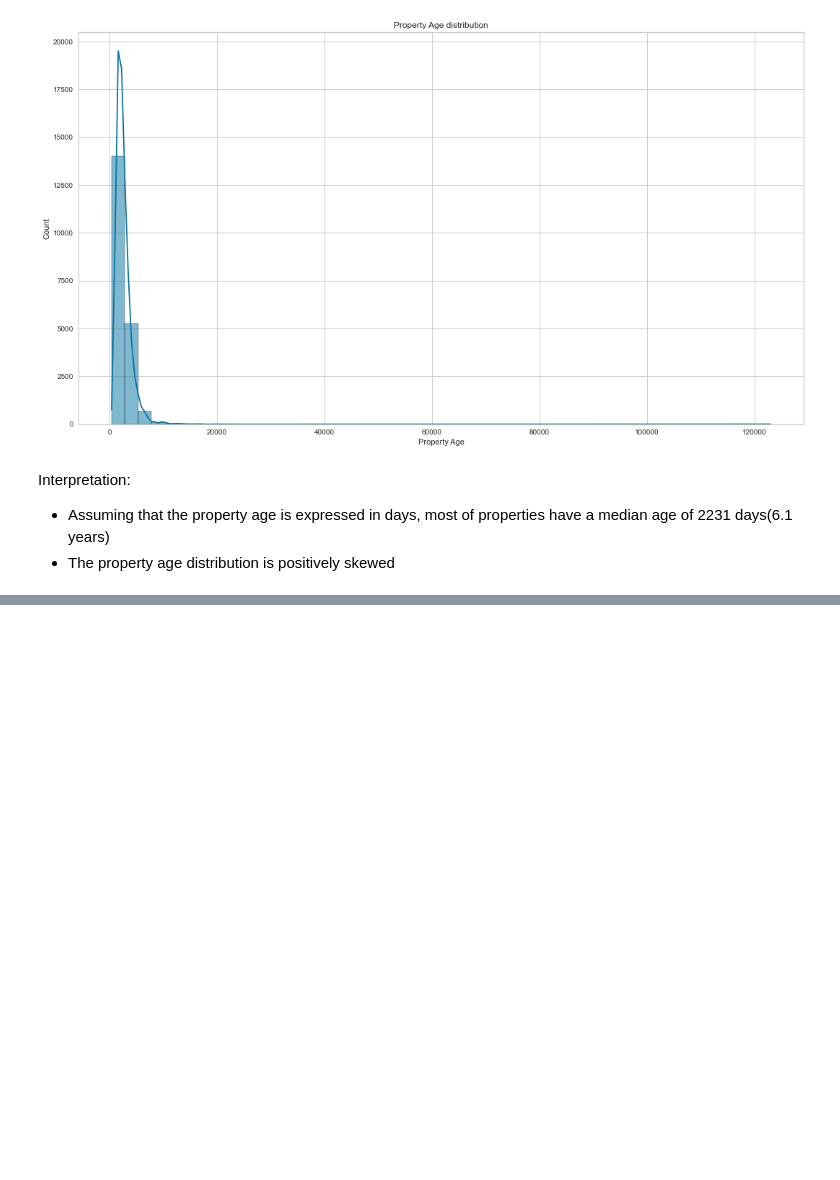
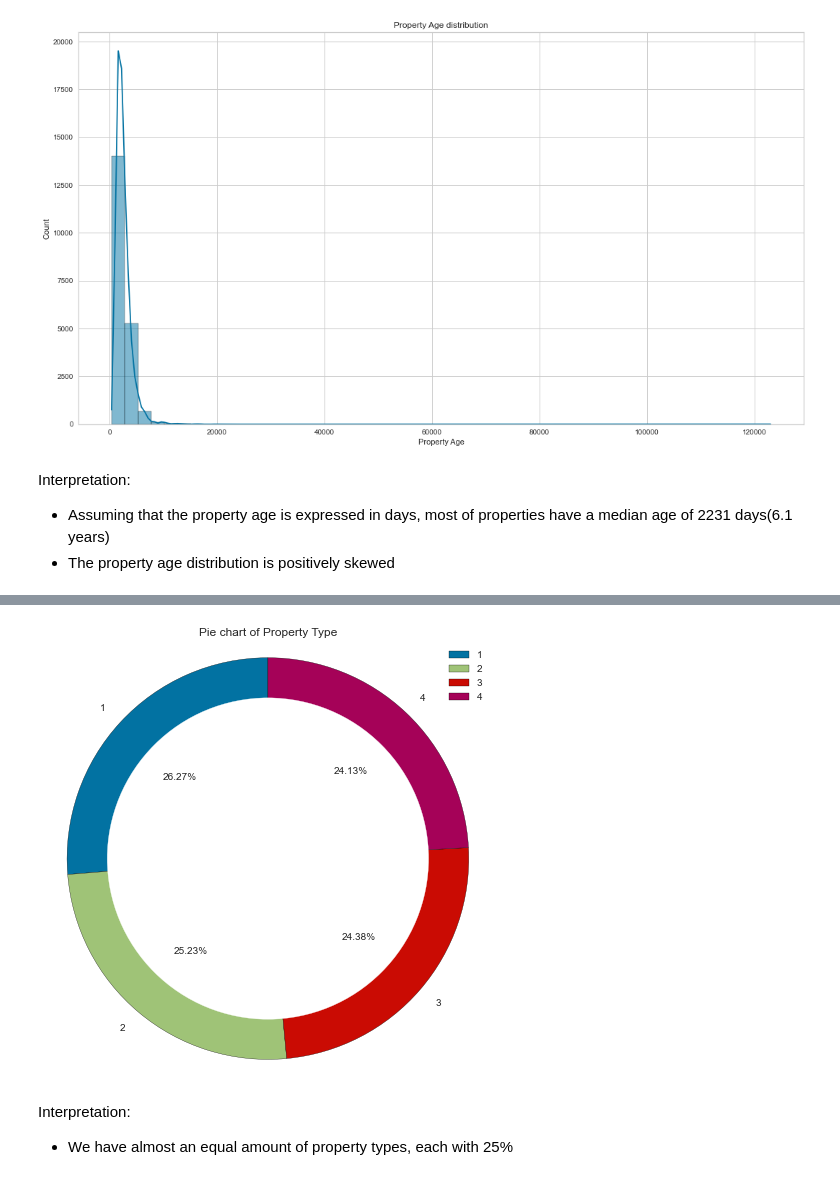
Before and after one commit to semasuka/Loan-amount-prediction-regression, a Jupyter notebook: Loan_amount_prediction.ipynb, the cells around one changed output, grey strips where cells are left out. Cells and saved outputs as stored; diff of their text form; code cells hidden in the pictures; blank space fills up the shorter version.

```diff
--- a/Loan_amount_prediction.ipynb
+++ b/Loan_amount_prediction.ipynb
@@ -759,0 +790,7 @@ Interpretation:
+# %%
+create_donnut_pie_chart(loan_amt_train_copy,'Property Type')
+# %% [output]
+[figure, added]
+# %% [markdown]
+Interpretation:
+- We have almost an equal amount of property types, each with 25%
```
Also changed, not shown: parts of 5 cells of this notebook.
